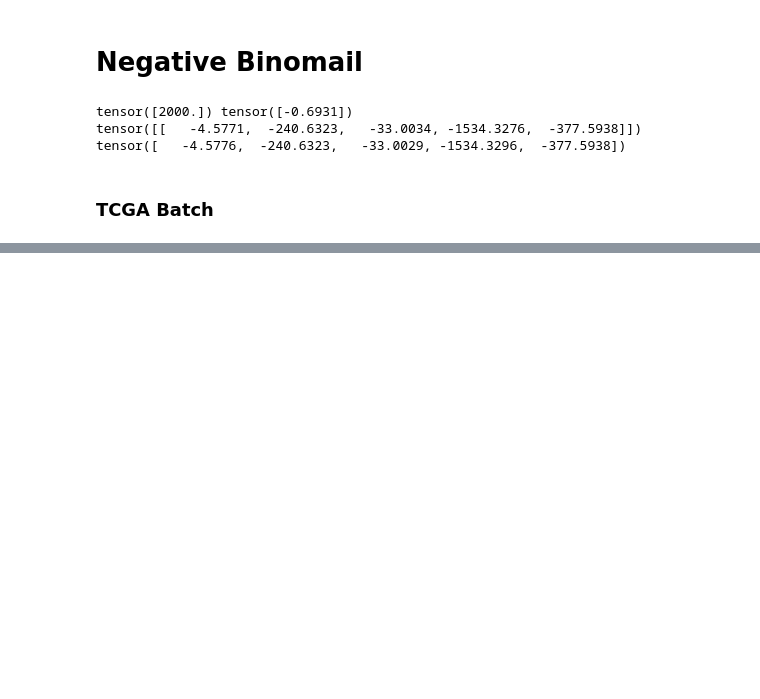
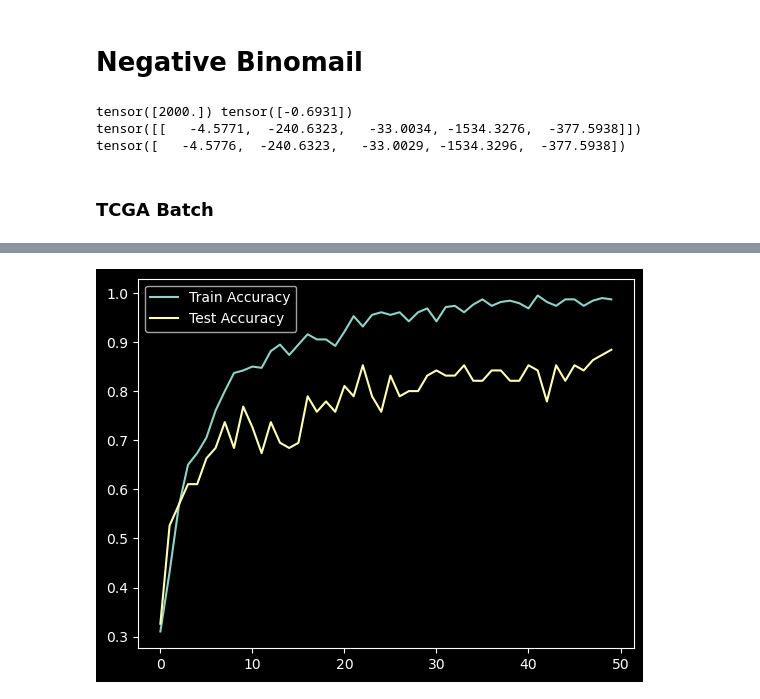
Before and after one commit to Purkinje-cell/BulkPheno, a Jupyter notebook: scripts/Pheno.ipynb, the cells around one changed output, grey strips where cells are left out. Cells and saved outputs as stored; diff of their text form; code cells hidden in the pictures; blank space fills up the shorter version.

```diff
--- a/scripts/Pheno.ipynb
+++ b/scripts/Pheno.ipynb
@@ -262,3 +259,5 @@ expression_data
+# %%
+expression_data = np.log1p(expression_data)
 # %%
 expression_data=expression_data.transpose()
 expression_data.index = expression_data.index.str.replace('-', '.')
@@ -337,6 +499,7 @@ def collate_fn(batch):
     return data_batch, target_batch, batch_index, mean, variance
 
 train_loader = DataLoader(train_set, batch_size=32, shuffle=True, collate_fn=collate_fn)
+test_loader = DataLoader(test_set, batch_size=32, shuffle=False, collate_fn=collate_fn)
 # %%
 for data, target, batch_index, mean, variance in train_loader:
     print(data, target, batch_index, mean, variance)
@@ -462,0 +604,38 @@ Name: count, dtype: int64
+# %%
+from model import Classifier
+n_input = 2000
+n_hidden = 512
+n_labels = 2
+n_layers = 2
+classifier = Classifier(n_input, n_hidden, n_labels, n_layers, dropout_rate=0.3)
+optimizer = torch.optim.Adam(classifier.parameters(), lr=1e-4, weight_decay=1e-3)
+loss_fn = torch.nn.CrossEntropyLoss(weight=torch.Tensor([10, 1]))
+# %%
+import torch.nn.functional as F
+train_acc = []
+test_acc = []
+for n in range(50):
+    correct_num = 0
+    for batch in train_loader:
+        optimizer.zero_grad()
+        data_batch, target_batch, batch_index, mean, variance = batch
+        output = classifier(data_batch)
+        loss = loss_fn(output, target_batch)
+        loss.backward()
+        optimizer.step()
+        probs = F.softmax(output, dim=1)
+        predictions = torch.argmax(probs, dim=1)
+        correct_num += (predictions == target_batch).sum()
+    print("Train Accuracy: ", correct_num.detach().numpy()/len(train_set))
+    train_acc.append(correct_num.detach().numpy()/len(train_set))
+
+    correct_num = 0
+    for batch in test_loader:
+        data_batch, target_batch, batch_index, mean, variance = batch
+        output = classifier(data_batch)
+        probs = F.softmax(output, dim=1)
+        predictions = torch.argmax(probs, dim=1)
+        correct_num += (predictions == target_batch).sum()
+    print(predictions)
+    print("Test Accuracy: ", correct_num.detach().numpy()/len(test_set))
+    test_acc.append(correct_num.detach().numpy()/len(test_set))
@@ -462,0 +660,6 @@ Name: count, dtype: int64
+# %%
+sns.lineplot(x=range(50), y=train_acc, label='Train Accuracy')
+sns.lineplot(x=range(50), y=test_acc, label='Test Accuracy')
+plt.show()
+# %% [output]
+[figure, added]
```
Also changed, not shown: parts of 23 cells of this notebook, 11 other files.
